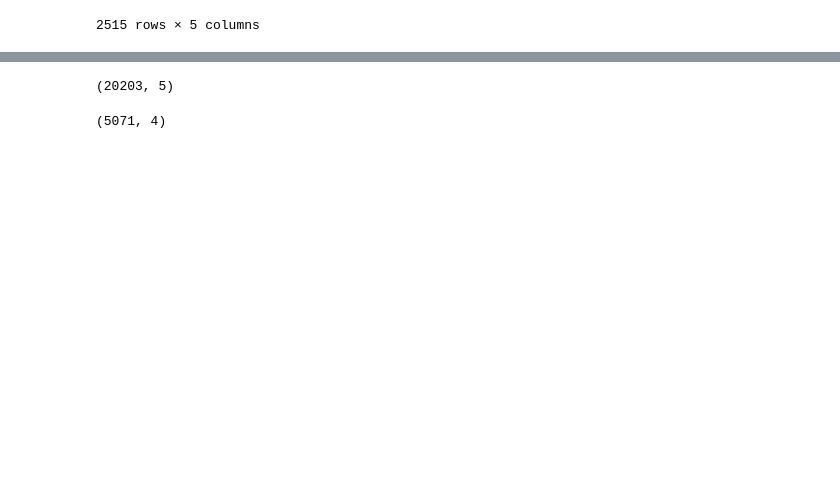
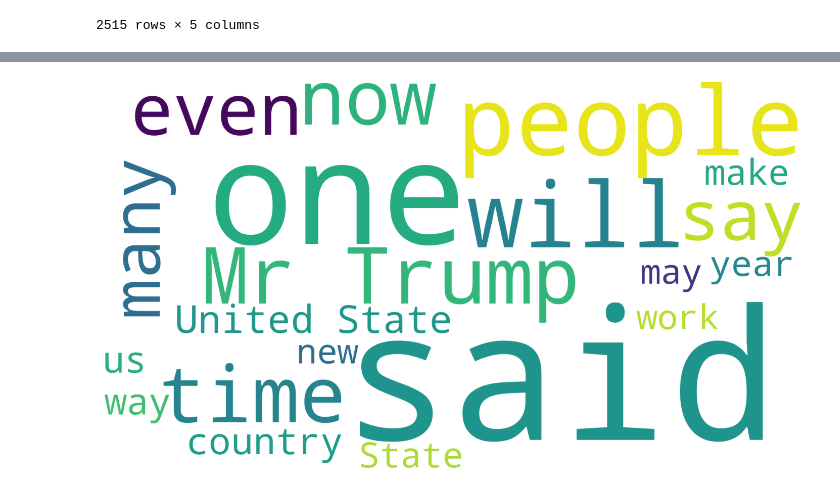
Before and after one commit to chuangeng555/fake_news, a Jupyter notebook: fake_news.ipynb, the cells around one changed output, grey strips where cells are left out. Drawn from its saved outputs; the diff is of its cells as text; code cells hidden in the pictures; blank space fills up the shorter version.

```diff
--- a/fake_news.ipynb
+++ b/fake_news.ipynb
@@ -140,8 +170,0 @@ test = test.dropna(subset=['title', 'text'])
-# %%
-train.shape
-# %% [output]
-(20203, 5)
-# %%
-test.shape
-# %% [output]
-(5071, 4)
@@ -193,3 +190,17 @@ def preprocess(review):
 #cleaning all text from both test and train set
 train['text_clean'] = train.apply(lambda x: preprocess(x['text']), axis=1)
 test['text_clean'] = test.apply(lambda x: preprocess(x['text']), axis=1)
+# %%
+plt.subplots(figsize=(25,15))
+wordcloud = WordCloud(
+                          background_color='white',
+                        max_words =20,
+                          width=1920,
+                          height=1080
+                         ).generate(" ".join(train.text))
+plt.imshow(wordcloud)
+plt.axis('off')
+plt.savefig('clean_text.png')
+plt.show()
+# %% [output]
+[figure, added]
```
Also changed, not shown: parts of 44 cells of this notebook.
